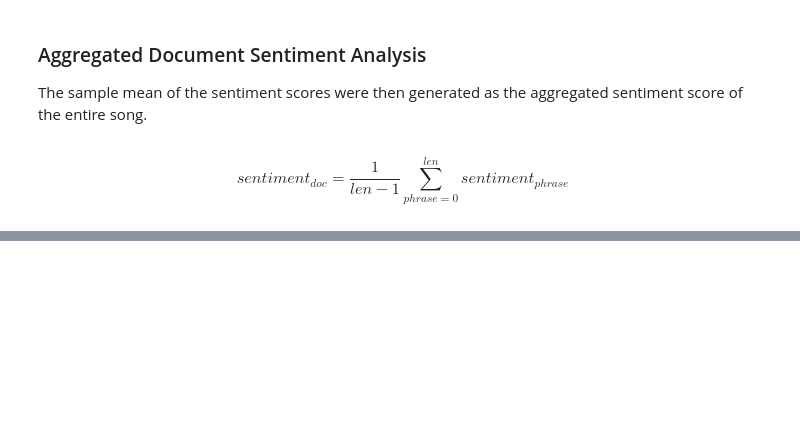
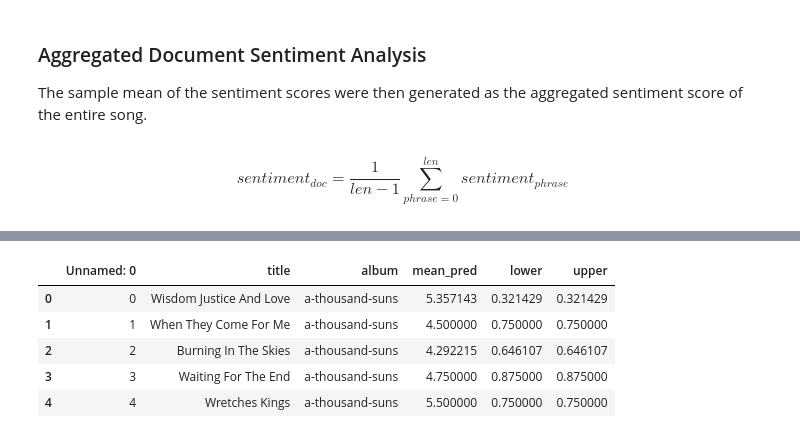
Before and after one commit to ribbas/linkin-park-lyrical-analysis, a Jupyter notebook: notebooks/linkin-park-analysis.ipynb, the cells around one changed output, grey strips where cells are left out. Drawn from its saved outputs; the diff is of its cells as text; code cells hidden in the pictures; blank space fills up the shorter version.

```diff
--- a/notebooks/linkin-park-analysis.ipynb
+++ b/notebooks/linkin-park-analysis.ipynb
@@ -285,0 +288,6 @@ py.iplot(fig, filename="doc_sent")
+# %%
+from pandas import read_csv
+from features.emotion import EmotionClassifier
+
+x = EmotionClassifier()
+df = read_csv("../test.csv")
@@ -285,0 +343,9 @@ py.iplot(fig, filename="doc_sent")
+# %%
+df.head()
+# %% [output]
+|  | Unnamed: 0 | title | album | mean_pred | lower | upper |
+| 0 | 0 | Wisdom Justice And Love | a-thousand-suns | 5.357143 | 0.321429 | 0.321429 |
+| 1 | 1 | When They Come For Me | a-thousand-suns | 4.500000 | 0.750000 | 0.750000 |
+| 2 | 2 | Burning In The Skies | a-thousand-suns | 4.292215 | 0.646107 | 0.646107 |
+| 3 | 3 | Waiting For The End | a-thousand-suns | 4.750000 | 0.875000 | 0.875000 |
+| 4 | 4 | Wretches Kings | a-thousand-suns | 5.500000 | 0.750000 | 0.750000 |
```
Also changed, not shown: parts of 4 cells of this notebook, 3 other files.
